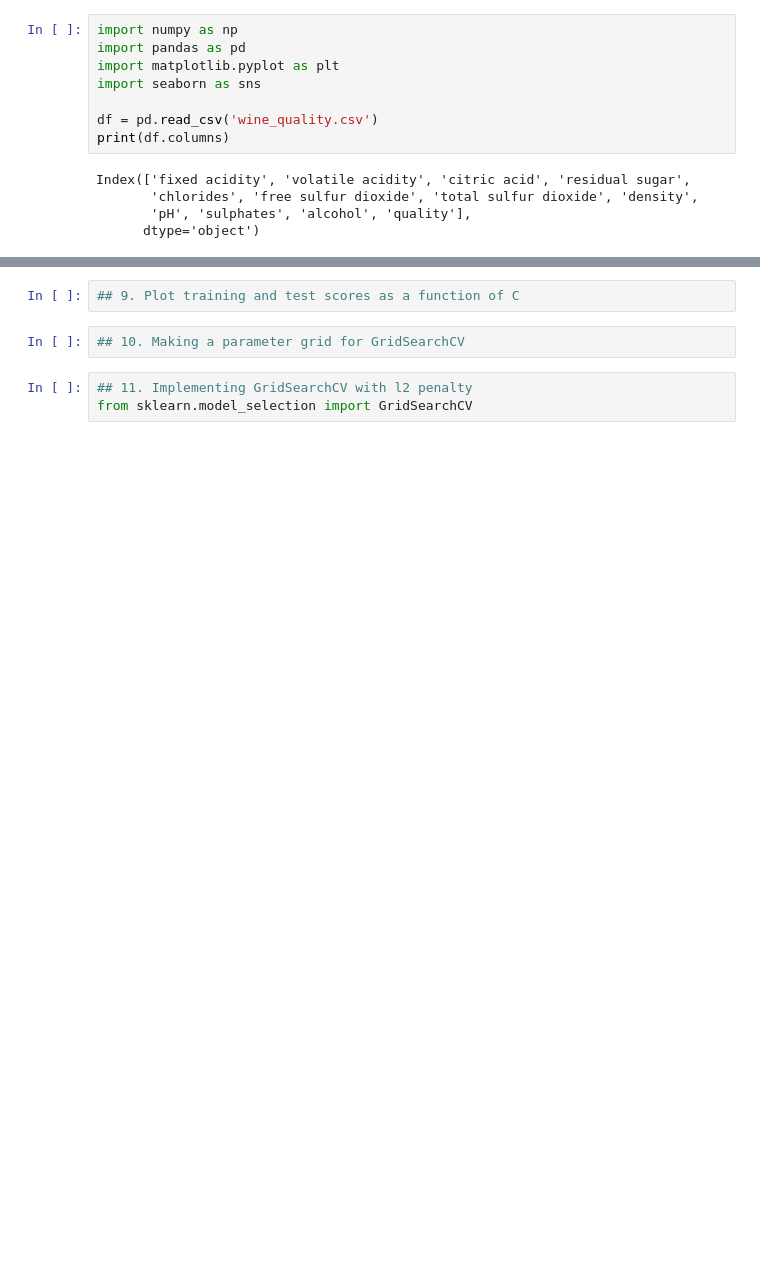
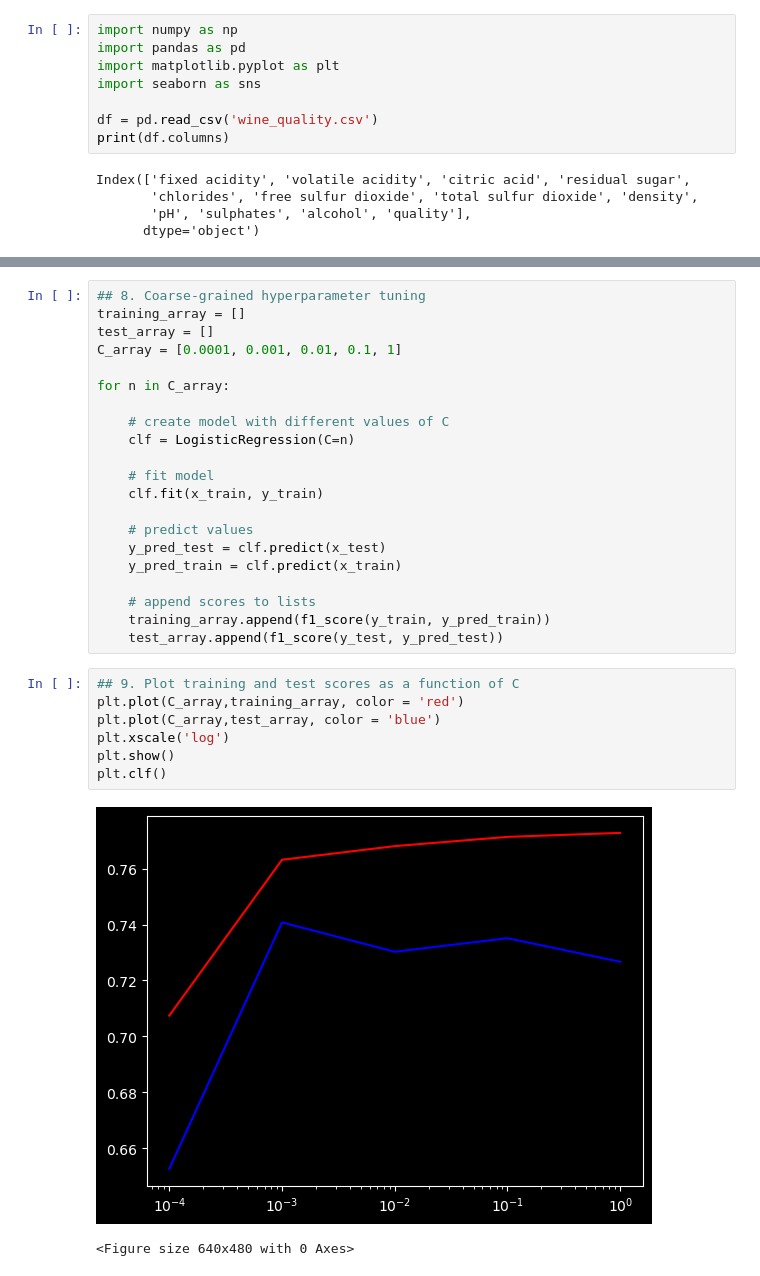
Before and after one commit to awkwardarm/Codecademy-Projects, a Jupyter notebook: Predict Wine Quality with Regularization/Predict Wine Quality with Regularization.ipynb, the cells around one changed output, grey strips where cells are left out. Drawn from its saved outputs; the diff is of its cells as text; blank space fills up the shorter version.

```diff
--- a/Predict Wine Quality with Regularization/Predict Wine Quality with Regularization.ipynb
+++ b/Predict Wine Quality with Regularization/Predict Wine Quality with Regularization.ipynb
@@ -40,7 +97,31 @@ C_array = [0.0001, 0.001, 0.01, 0.1, 1]
+# %%
+## 8. Coarse-grained hyperparameter tuning
+training_array = []
+test_array = []
+C_array = [0.0001, 0.001, 0.01, 0.1, 1]
+
+for n in C_array:
+
+    # create model with different values of C
+    clf = LogisticRegression(C=n)
+
+    # fit model
+    clf.fit(x_train, y_train)
+
+    # predict values
+    y_pred_test = clf.predict(x_test)
+    y_pred_train = clf.predict(x_train)
+
+    # append scores to lists
+    training_array.append(f1_score(y_train, y_pred_train))
+    test_array.append(f1_score(y_test, y_pred_test))
 # %%
 ## 9. Plot training and test scores as a function of C
+plt.plot(C_array,training_array, color = 'red')
+plt.plot(C_array,test_array, color = 'blue')
+plt.xscale('log')
+plt.show()
+plt.clf()
+# %% [output]
+[figure, added]
+<Figure size 640x480 with 0 Axes>
-# %%
-## 10. Making a parameter grid for GridSearchCV
-# %%
-## 11. Implementing GridSearchCV with l2 penalty
-from sklearn.model_selection import GridSearchCV
```
Also changed, not shown: parts of 21 cells of this notebook.
